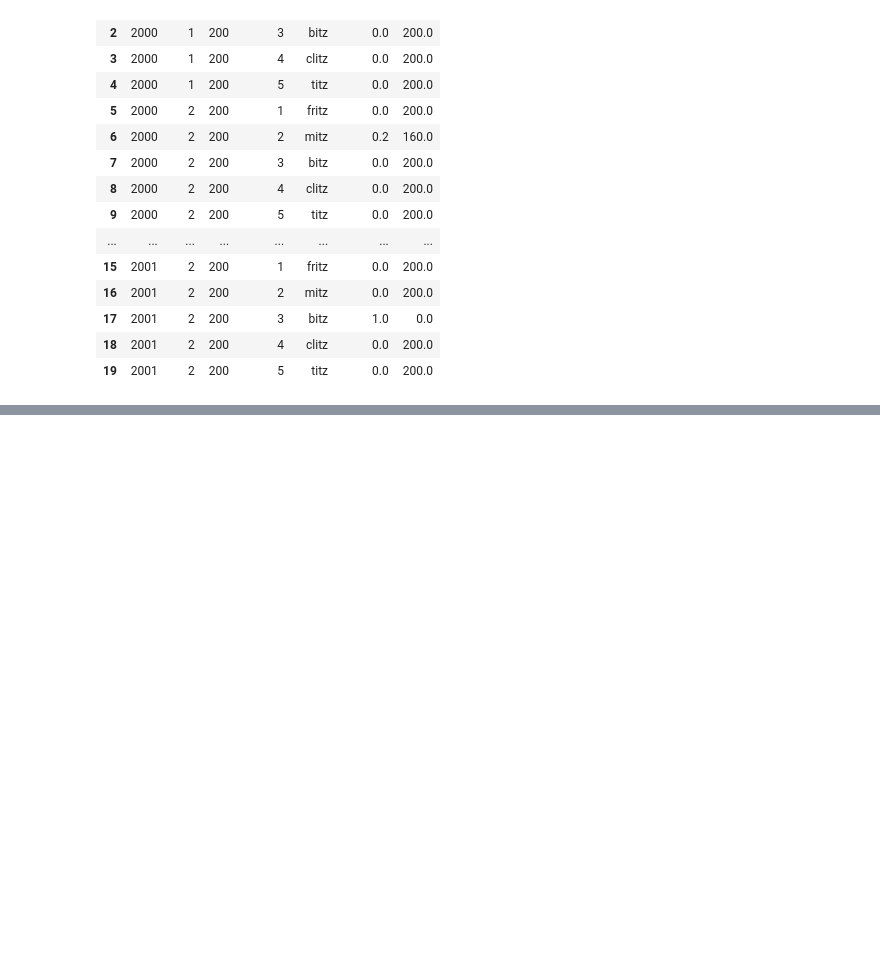
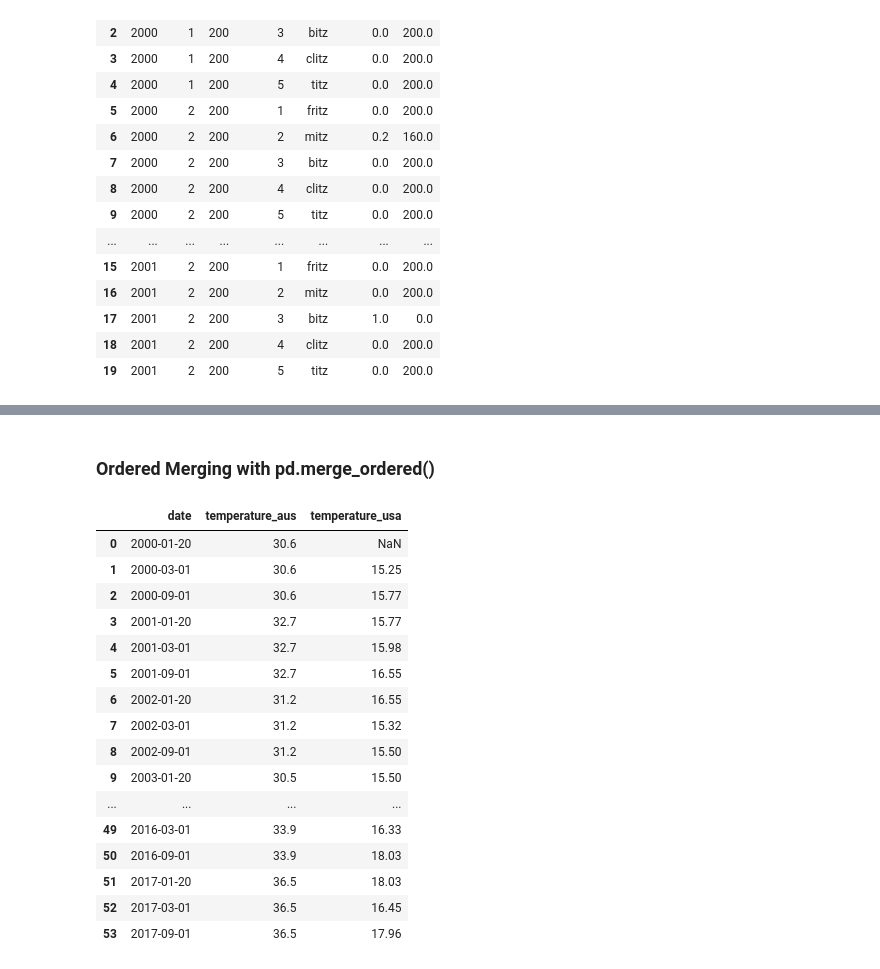
Before and after one commit to dilzio/ds_training, a Jupyter notebook: data_manipulation_in_python/section-6/Section 6 - Merging.ipynb, the cells around one changed output, grey strips where cells are left out. Saved outputs shown, nothing was run; the diff lists cells and outputs as text; code cells hidden in the pictures; blank space fills up the shorter version.

```diff
--- a/data_manipulation_in_python/section-6/Section 6 - Merging.ipynb
+++ b/data_manipulation_in_python/section-6/Section 6 - Merging.ipynb
@@ -579,0 +643,30 @@ all_fees
+# %% [markdown]
+### Ordered Merging with pd.merge_ordered()
+# %%
+'''
+orders the result set by the merge column values
+fill method fills in any missing values.  ffill uses
+the previous value
+'''
+
+pd.merge_ordered(df_aus, df_usa, on="date",
+                 suffixes=("_aus", "_usa"),
+                 fill_method="ffill")
+# %% [output]
+|  | date | temperature_aus | temperature_usa |
+| 0 | 2000-01-20 | 30.6 | NaN |
+| 1 | 2000-03-01 | 30.6 | 15.25 |
+| 2 | 2000-09-01 | 30.6 | 15.77 |
+| 3 | 2001-01-20 | 32.7 | 15.77 |
+| 4 | 2001-03-01 | 32.7 | 15.98 |
+| 5 | 2001-09-01 | 32.7 | 16.55 |
+| 6 | 2002-01-20 | 31.2 | 16.55 |
+| 7 | 2002-03-01 | 31.2 | 15.32 |
+| 8 | 2002-09-01 | 31.2 | 15.50 |
+| 9 | 2003-01-20 | 30.5 | 15.50 |
+| ... | ... | ... | ... |
+| 49 | 2016-03-01 | 33.9 | 16.33 |
+| 50 | 2016-09-01 | 33.9 | 18.03 |
+| 51 | 2017-01-20 | 36.5 | 18.03 |
+| 52 | 2017-03-01 | 36.5 | 16.45 |
+| 53 | 2017-09-01 | 36.5 | 17.96 |
```
Also changed, not shown: parts of 8 cells of this notebook, 28 other files.
